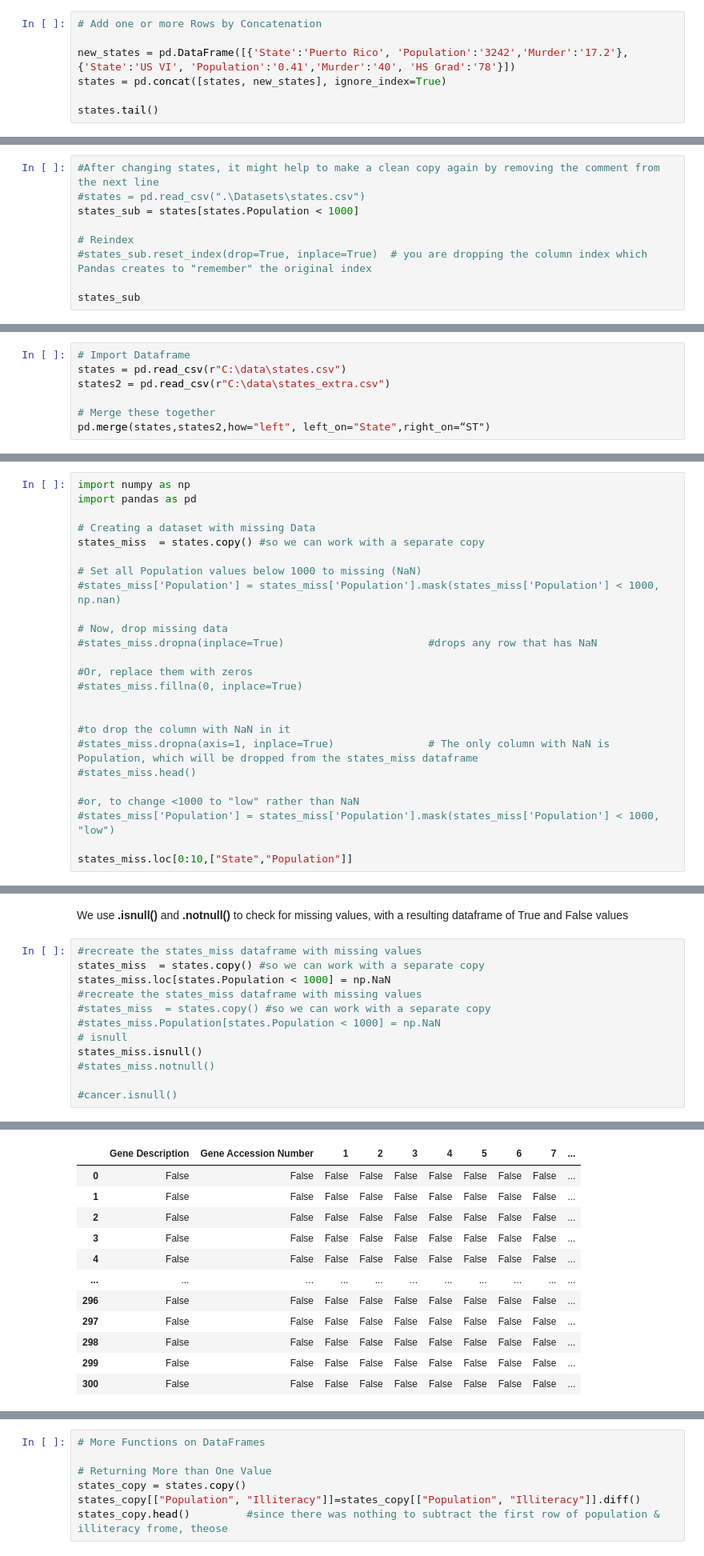
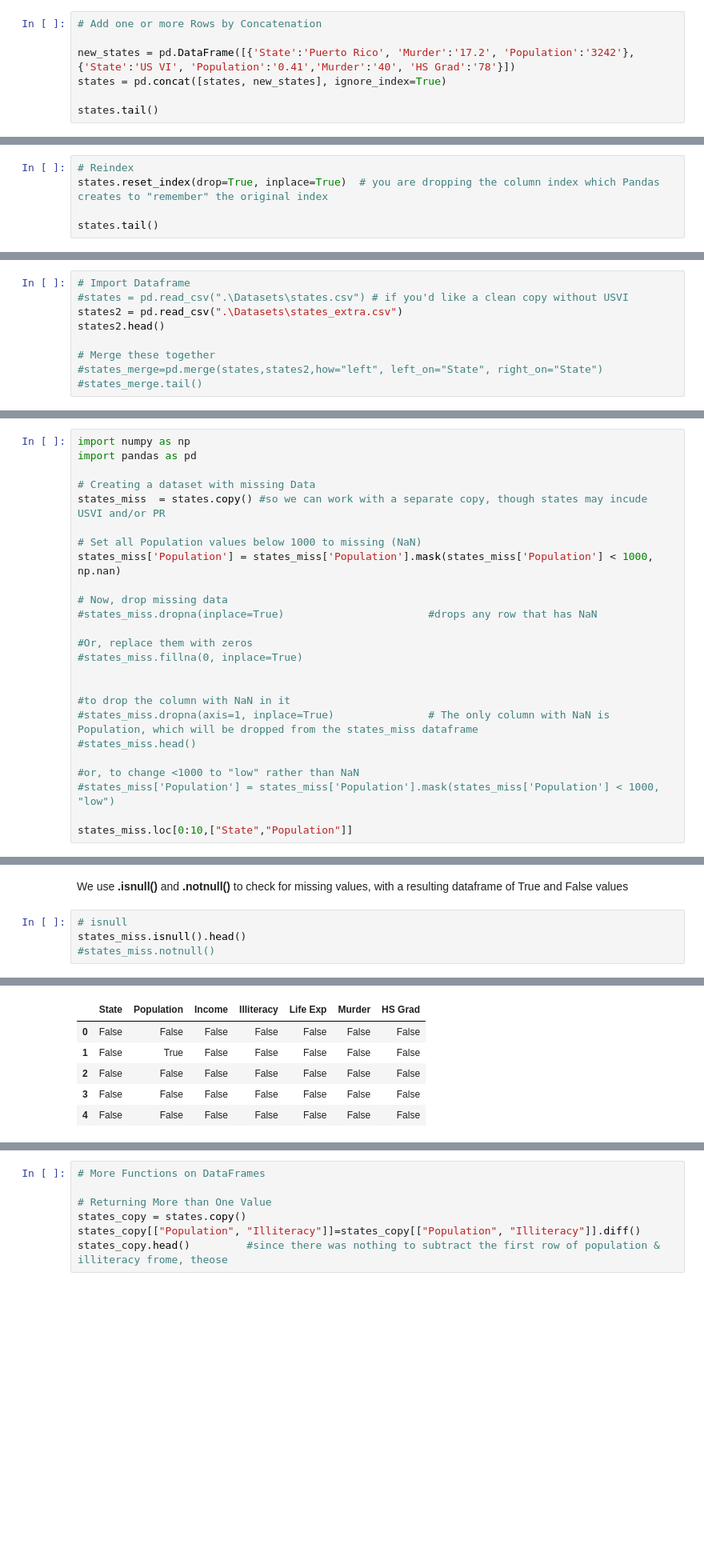
Before and after one commit to drchase55/NNU_nih_python_jrc, a Jupyter notebook: Module_2/Submodule_2_Tutorial2_Pandas.ipynb, the cells around one changed output, grey strips where cells are left out. Shown at 80% size. Drawn from its saved outputs; the diff is of its cells as text; blank space fills up the shorter version.

Commit message:
updates
Added new datasets and edited pandas exercises

```diff
--- a/Module_2/Submodule_2_Tutorial2_Pandas.ipynb
+++ b/Module_2/Submodule_2_Tutorial2_Pandas.ipynb
@@ -418,7 +413,7 @@ If you just drop one row, use index=#
 # %%
 # Add one or more Rows by Concatenation
 
-new_states = pd.DataFrame([{'State':'Puerto Rico', 'Population':'3242','Murder':'17.2'},{'State':'US VI', 'Population':'0.41','Murder':'40', 'HS Grad':'78'}])
+new_states = pd.DataFrame([{'State':'Puerto Rico', 'Murder':'17.2', 'Population':'3242'},{'State':'US VI', 'Population':'0.41','Murder':'40', 'HS Grad':'78'}])
 states = pd.concat([states, new_states], ignore_index=True)
 
 states.tail()
@@ -453,10 +446,6 @@ If you take a subset of a dataframe (see next code box), you can see why reindex
 # %%
-#After changing states, it might help to make a clean copy again by removing the comment from the next line
-#states = pd.read_csv(".\Datasets\states.csv")
-states_sub = states[states.Population < 1000]
+# Reindex
+states.reset_index(drop=True, inplace=True)  # you are dropping the column index which Pandas creates to "remember" the original index
 
-# Reindex
-#states_sub.reset_index(drop=True, inplace=True)  # you are dropping the column index which Pandas creates to "remember" the original index
-
-states_sub
+states.tail()
 # %% [output]
@@ -482,7 +470,9 @@ To merge them together, we can use the **pd.merge()** function & specify "where"
 # %%
 # Import Dataframe
-states = pd.read_csv(r"C:\data\states.csv")
-states2 = pd.read_csv(r"C:\data\states_extra.csv")
+#states = pd.read_csv(".\Datasets\states.csv") # if you'd like a clean copy without USVI
+states2 = pd.read_csv(".\Datasets\states_extra.csv")
+states2.head()
 
 # Merge these together
-pd.merge(states,states2,how="left", left_on="State",right_on=“ST")
+#states_merge=pd.merge(states,states2,how="left", left_on="State", right_on="State")
+#states_merge.tail()
@@ -517,10 +515,10 @@ import numpy as np
 import pandas as pd
 
 # Creating a dataset with missing Data
-states_miss  = states.copy() #so we can work with a separate copy
+states_miss  = states.copy() #so we can work with a separate copy, though states may incude USVI and/or PR
 
 # Set all Population values below 1000 to missing (NaN)
-#states_miss['Population'] = states_miss['Population'].mask(states_miss['Population'] < 1000, np.nan)
+states_miss['Population'] = states_miss['Population'].mask(states_miss['Population'] < 1000, np.nan)
 
 # Now, drop missing data
 #states_miss.dropna(inplace=True)                       #drops any row that has NaN
@@ -555,13 +553,5 @@ We use **.isnull()** and **.notnull()** to check for missing values, with a resu
 # %%
-#recreate the states_miss dataframe with missing values
-states_miss  = states.copy() #so we can work with a separate copy
-states_miss.loc[states.Population < 1000] = np.NaN
-#recreate the states_miss dataframe with missing values
-#states_miss  = states.copy() #so we can work with a separate copy
-#states_miss.Population[states.Population < 1000] = np.NaN
 # isnull
-states_miss.isnull()
+states_miss.isnull().head()
 #states_miss.notnull()
-
-#cancer.isnull()
 # %% [output]
@@ -582,12 +558,6 @@ See the caveats in the documentation: https://pandas.pydata.org/pandas-docs/stab
-|  | Gene Description | Gene Accession Number | 1 | 2 | 3 | 4 | 5 | 6 | 7 | ... |
-| 0 | False | False | False | False | False | False | False | False | False | ... |
-| 1 | False | False | False | False | False | False | False | False | False | ... |
-| 2 | False | False | False | False | False | False | False | False | False | ... |
-| 3 | False | False | False | False | False | False | False | False | False | ... |
-| 4 | False | False | False | False | False | False | False | False | False | ... |
-| ... | ... | ... | ... | ... | ... | ... | ... | ... | ... | ... |
-| 296 | False | False | False | False | False | False | False | False | False | ... |
-| 297 | False | False | False | False | False | False | False | False | False | ... |
-| 298 | False | False | False | False | False | False | False | False | False | ... |
-| 299 | False | False | False | False | False | False | False | False | False | ... |
-| 300 | False | False | False | False | False | False | False | False | False | ... |
+|  | State | Population | Income | Illiteracy | Life Exp | Murder | HS Grad |
+| 0 | False | False | False | False | False | False | False |
+| 1 | False | True | False | False | False | False | False |
+| 2 | False | False | False | False | False | False | False |
+| 3 | False | False | False | False | False | False | False |
+| 4 | False | False | False | False | False | False | False |
```
Also changed, not shown: parts of 28 cells of this notebook, 2 other files.
